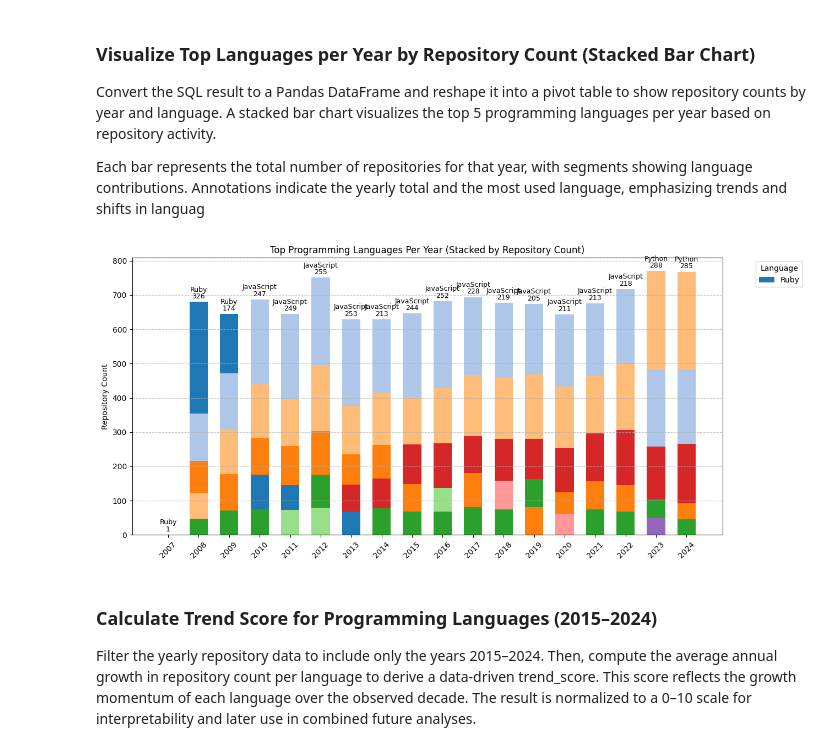
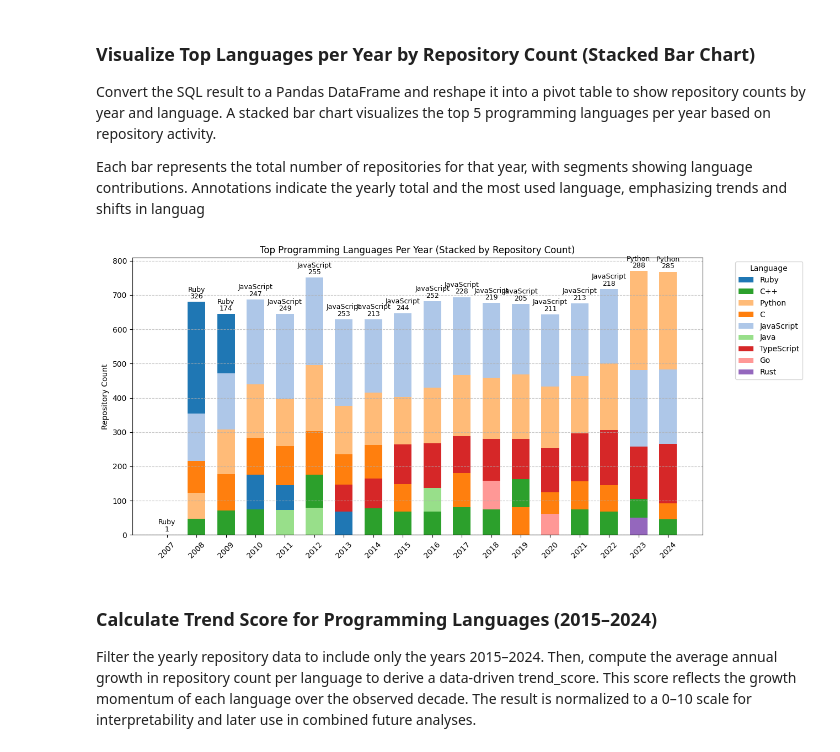
Before and after one commit to Manpreet304/BigDataEngineeringProject, a Jupyter notebook: RestApiData_Analysis.ipynb, the cells around one changed output. Saved outputs shown, nothing was run; the diff lists cells and outputs as text; code cells hidden in the pictures.

```diff
--- a/RestApiData_Analysis.ipynb
+++ b/RestApiData_Analysis.ipynb
@@ -275,35 +275,39 @@ years = sorted(top_langs_pd["year"].unique())
 languages = top_langs_pd["language"].unique()
 
 fig, ax = plt.subplots(figsize=(13, 6))
 bar_width = 0.6
 
 colors = plt.get_cmap("tab20").colors
 color_map = {lang: colors[i % len(colors)] for i, lang in enumerate(languages)}
 
+plotted_languages = set()
+
 for i, year in enumerate(years):
     df_year = top_langs_pd[top_langs_pd["year"] == year].sort_values("repo_count")
     bottom = 0
     for _, row in df_year.iterrows():
         lang = row["language"]
         count = row["repo_count"]
-        ax.bar(i, count, bottom=bottom, width=bar_width, label=lang if i == 0 else "", color=color_map[lang])
+        label = lang if lang not in plotted_languages else None
+        ax.bar(i, count, bottom=bottom, width=bar_width, label=label, color=color_map[lang])
+        plotted_languages.add(lang)
         bottom += count
 
     top_row = df_year.iloc[-1]
     ax.text(i, bottom + 5, f"{top_row['repo_count']}", ha="center", va="bottom", fontsize=9)
     ax.text(i, bottom + 25, f"{top_row['language']}", ha="center", va="bottom", fontsize=9, color="black")
 
 ax.set_xticks(range(len(years)))
 ax.set_xticklabels(years, rotation=45)
 ax.set_title("Top Programming Languages Per Year (Stacked by Repository Count)")
 ax.set_ylabel("Repository Count")
 ax.legend(title="Language", bbox_to_anchor=(1.05, 1), loc="upper left")
 ax.grid(True, axis="y", linestyle="--", alpha=0.7)
 
 plt.tight_layout()
 plt.show()
 # %% [output]
-[figure, old version]
+[figure, new version]
 # %% [markdown]
 ### Calculate Trend Score for Programming Languages (2015–2024)
 Filter the yearly repository data to include only the years 2015–2024. Then, compute the average annual growth in repository count per language to derive a data-driven trend_score. This score reflects the growth momentum of each language over the observed decade. The result is normalized to a 0–10 scale for interpretability and later use in combined future analyses.
```
Also changed, not shown: 2 other files.
